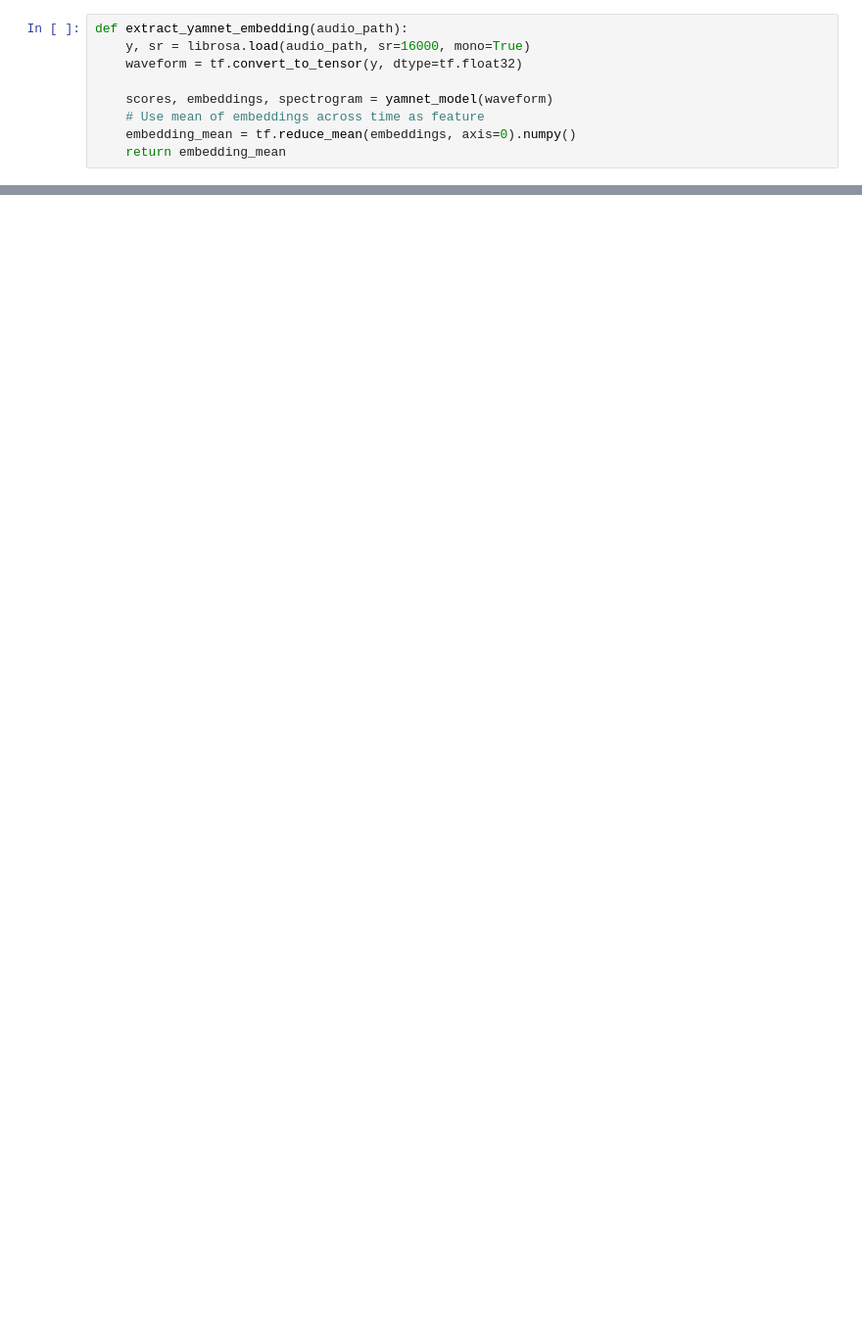
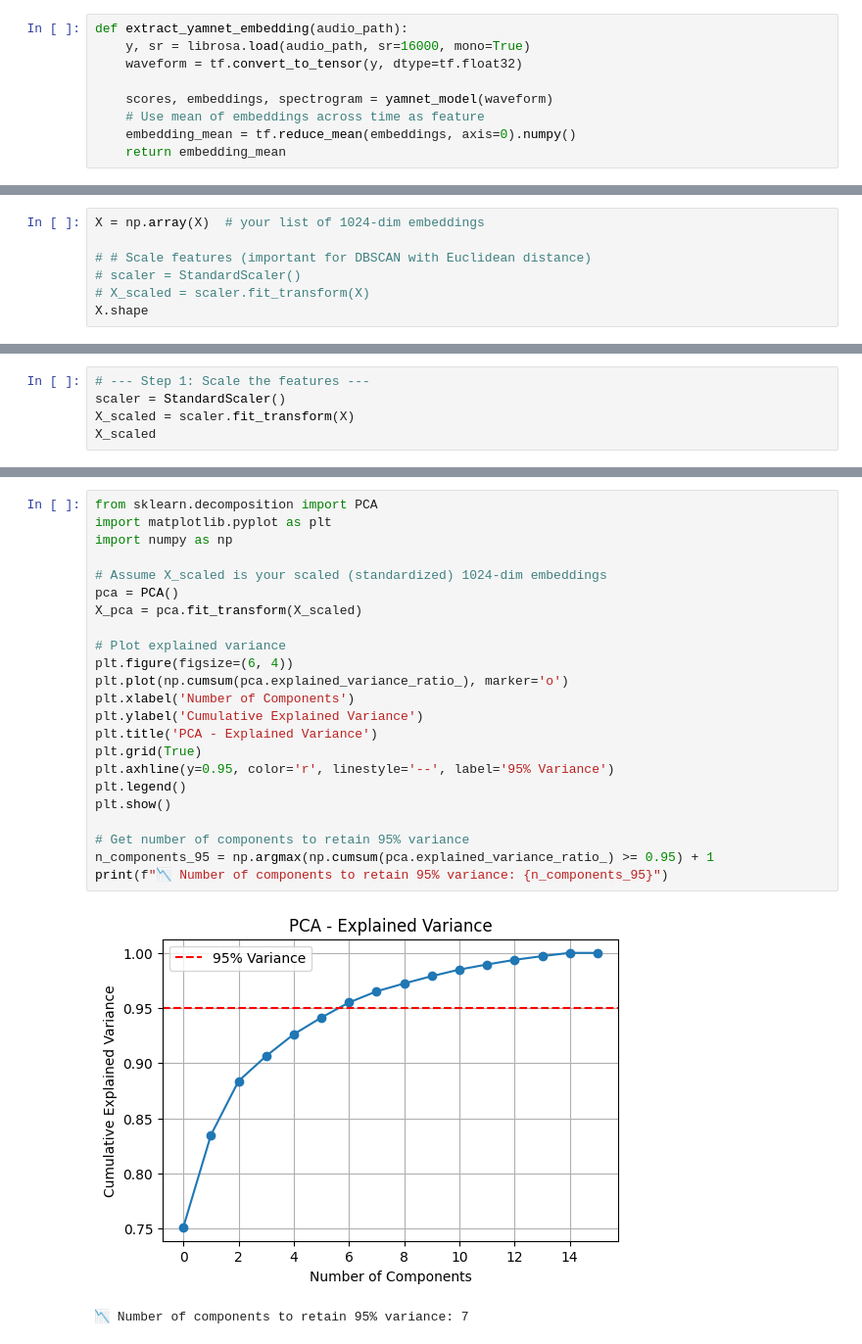
Before and after one commit to Manav1011/signal_processing, a Jupyter notebook: yammnet-test.ipynb, the cells around one changed output, grey strips where cells are left out. Shown: that part at 98% size. Cells and saved outputs as stored; diff of their text form; blank space fills up the shorter version.

```diff
--- a/yammnet-test.ipynb
+++ b/yammnet-test.ipynb
@@ -44,0 +44,7 @@ X[0].shape
+# %%
+X = np.array(X)  # your list of 1024-dim embeddings
+
+# # Scale features (important for DBSCAN with Euclidean distance)
+# scaler = StandardScaler()
+# X_scaled = scaler.fit_transform(X)
+X.shape
@@ -44,0 +53,5 @@ X[0].shape
+# %%
+# --- Step 1: Scale the features ---
+scaler = StandardScaler()
+X_scaled = scaler.fit_transform(X)
+X_scaled
@@ -44,0 +72,26 @@ X[0].shape
+# %%
+from sklearn.decomposition import PCA
+import matplotlib.pyplot as plt
+import numpy as np
+
+# Assume X_scaled is your scaled (standardized) 1024-dim embeddings
+pca = PCA()
+X_pca = pca.fit_transform(X_scaled)
+
+# Plot explained variance
+plt.figure(figsize=(6, 4))
+plt.plot(np.cumsum(pca.explained_variance_ratio_), marker='o')
+plt.xlabel('Number of Components')
+plt.ylabel('Cumulative Explained Variance')
+plt.title('PCA - Explained Variance')
+plt.grid(True)
+plt.axhline(y=0.95, color='r', linestyle='--', label='95% Variance')
+plt.legend()
+plt.show()
+
+# Get number of components to retain 95% variance
+n_components_95 = np.argmax(np.cumsum(pca.explained_variance_ratio_) >= 0.95) + 1
+print(f"📉 Number of components to retain 95% variance: {n_components_95}")
+# %% [output]
+[figure, added]
+📉 Number of components to retain 95% variance: 7
```
Also changed, not shown: parts of 12 cells of this notebook, 2 other files.
